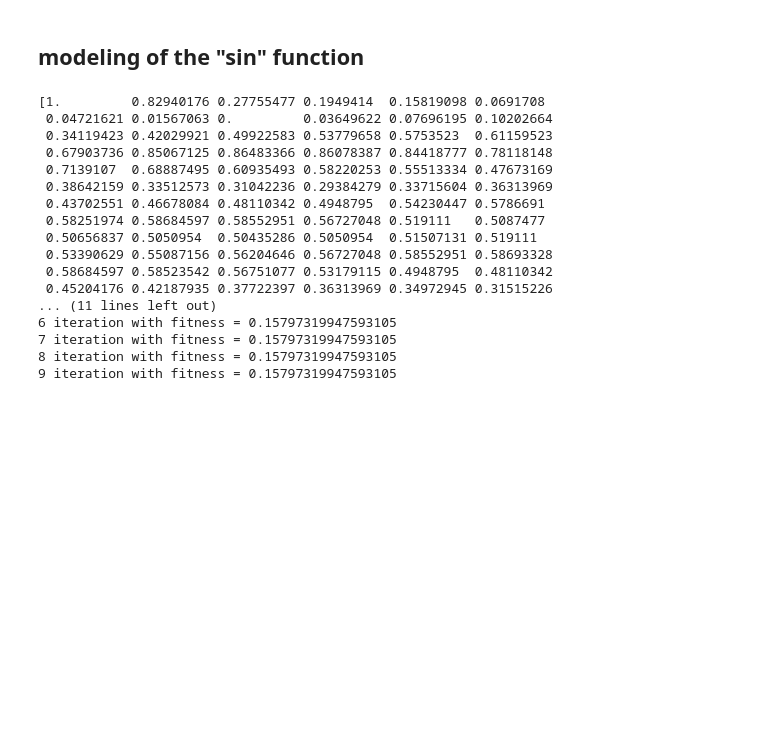
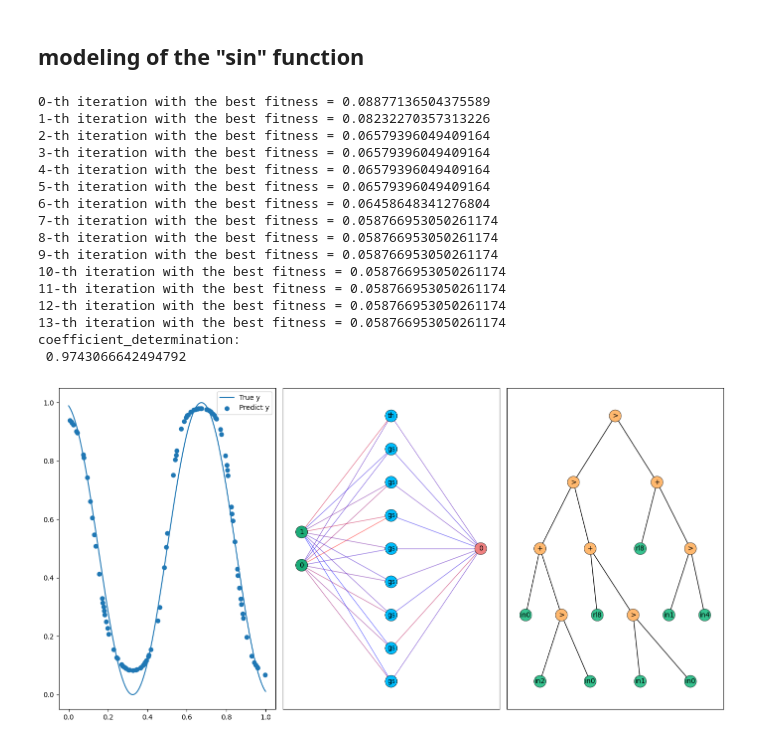
Before and after one commit to sherstpasha/thefittest-notebooks, a Jupyter notebook: gpnn_regression_classification_problems.ipynb, the cells around one changed output. Saved outputs shown, nothing was run; the diff lists cells and outputs as text; code cells hidden in the pictures; blank space fills up the shorter version.

```diff
--- a/gpnn_regression_classification_problems.ipynb
+++ b/gpnn_regression_classification_problems.ipynb
@@ -63,17 +76,12 @@ f1_score:
 # %% [markdown]
 ## modeling of the "sin" function
 # %%
-import matplotlib.pyplot as plt
-
 from thefittest.regressors import GeneticProgrammingNeuralNetRegressor
-from thefittest.tools.metrics import coefficient_determination
-from thefittest.tools.random import train_test_split
-from thefittest.optimizers import SHAGA
-from thefittest.tools.transformations import scale_data
+from sklearn.metrics import r2_score
 
 
 def problem(x):
-    return np.sin(x[:,0]*3)*x[:,0]*0.5
+    return np.sin(x[:,0])
 
 
 function = problem
@@ -81,54 +89,56 @@ left_border = -4.5
 right_border = 4.5
 sample_size = 300
 n_dimension = 1
 
 X = np.array([np.linspace(left_border, right_border, sample_size)
               for _ in range(n_dimension)]).T
 y = function(X)
-X_scaled = scale_data(X)
-y_scaled = scale_data(y)
+X_scaled = minmax_scale(X)
+y_scaled = minmax_scale(y)
 
-X_train, X_test, y_train, y_test = train_test_split(X_scaled, y_scaled, 0.33)
+X_train, X_test, y_train, y_test = train_test_split(X_scaled, y_scaled, test_size=0.33)
 
 model = GeneticProgrammingNeuralNetRegressor(iters=15,
                                              pop_size=50,
                                              optimizer=SelfCGP,
                                              optimizer_args={"show_progress_each": 1},
                                              weights_optimizer=SHADE,
                                              weights_optimizer_args={"iters": 100, "pop_size": 100})
 
 model.fit(X_train, y_train)
 
-predict = model.predict(X_test)[:,0]
-net = model.get_optimizers()[0].get_fittest()["phenotype"]
+predict = model.predict(X_test)
+net = model.get_optimizers().get_fittest()["phenotype"]
 
-print("coefficient_determination: \n", coefficient_determination(y_test, predict))
+print("coefficient_determination: \n", r2_score(y_test, predict))
 
-fig, ax = plt.subplots(figsize=(14, 7), ncols=2, nrows=1)
+fig, ax = plt.subplots(figsize=(14, 7), ncols=3, nrows=1)
 
 ax[0].plot(X_scaled[:,0], y_scaled, label = "True y")
 ax[0].scatter(X_test[:,0], predict, label = "Predict y")
 ax[0].legend()
 
 print_net(net = net, ax = ax[1])
 
+print_tree(tree = tree, ax = ax[2])
+
 plt.tight_layout()
 plt.show()
 # %% [output]
-[1.         0.82940176 0.27755477 0.1949414  0.15819098 0.0691708
- 0.04721621 0.01567063 0.         0.03649622 0.07696195 0.10202664
- 0.34119423 0.42029921 0.49922583 0.53779658 0.5753523  0.61159523
- 0.67903736 0.85067125 0.86483366 0.86078387 0.84418777 0.78118148
- 0.7139107  0.68887495 0.60935493 0.58220253 0.55513334 0.47673169
- 0.38642159 0.33512573 0.31042236 0.29384279 0.33715604 0.36313969
- 0.43702551 0.46678084 0.48110342 0.4948795  0.54230447 0.5786691
- 0.58251974 0.58684597 0.58552951 0.56727048 0.519111   0.5087477
- 0.50656837 0.5050954  0.50435286 0.5050954  0.51507131 0.519111
- 0.53390629 0.55087156 0.56204646 0.56727048 0.58552951 0.58693328
- 0.58684597 0.58523542 0.56751077 0.53179115 0.4948795  0.48110342
- 0.45204176 0.42187935 0.37722397 0.36313969 0.34972945 0.31515226
-... (11 lines left out)
-6 iteration with fitness = 0.15797319947593105
-7 iteration with fitness = 0.15797319947593105
-8 iteration with fitness = 0.15797319947593105
-9 iteration with fitness = 0.15797319947593105
+0-th iteration with the best fitness = 0.08877136504375589
+1-th iteration with the best fitness = 0.08232270357313226
+2-th iteration with the best fitness = 0.06579396049409164
+3-th iteration with the best fitness = 0.06579396049409164
+4-th iteration with the best fitness = 0.06579396049409164
+5-th iteration with the best fitness = 0.06579396049409164
+6-th iteration with the best fitness = 0.06458648341276804
+7-th iteration with the best fitness = 0.058766953050261174
+8-th iteration with the best fitness = 0.058766953050261174
+9-th iteration with the best fitness = 0.058766953050261174
+10-th iteration with the best fitness = 0.058766953050261174
+11-th iteration with the best fitness = 0.058766953050261174
+12-th iteration with the best fitness = 0.058766953050261174
+13-th iteration with the best fitness = 0.058766953050261174
+coefficient_determination:
+ 0.9743066642494792
+[figure, added]
```
Also changed, not shown: parts of 1 cell of this notebook, 5 other files.
